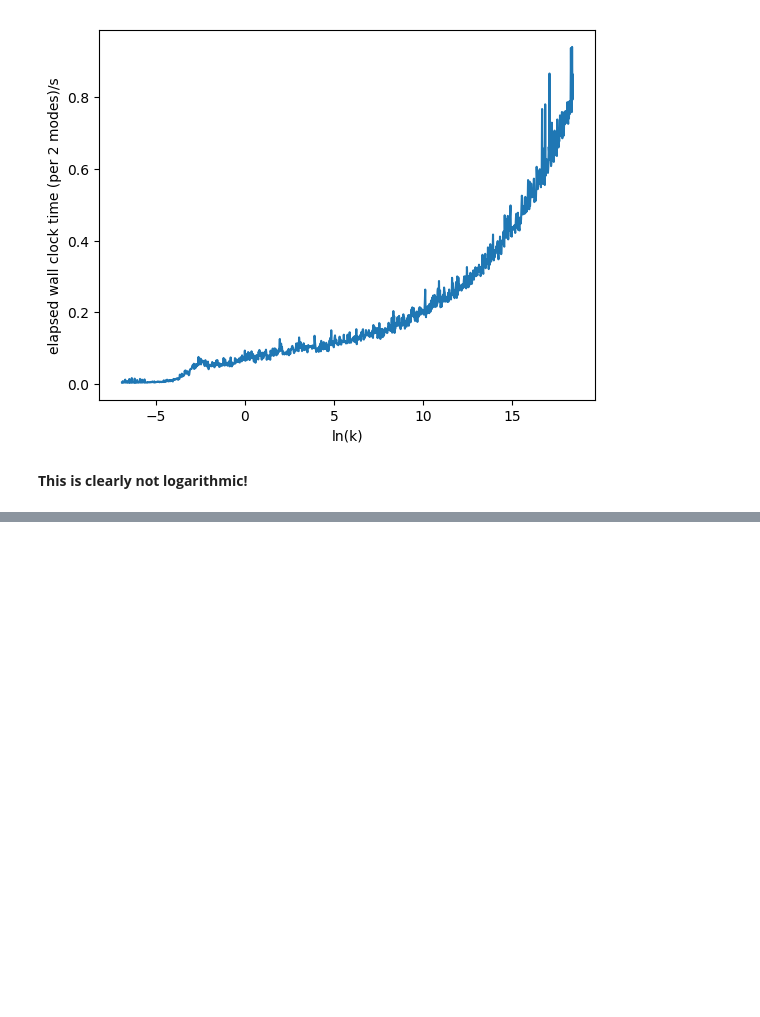
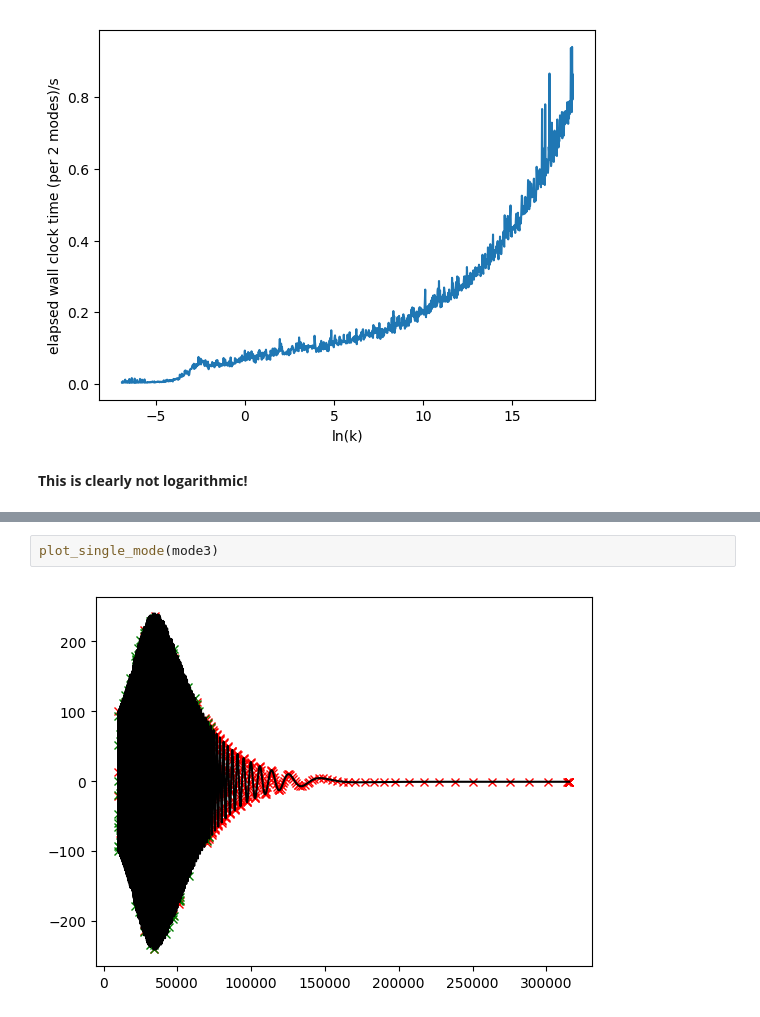
Before and after one commit to fruzsinaagocs/oscode, a Jupyter notebook: plots.ipynb, the cells around one changed output, grey strips where cells are left out. Drawn from its saved outputs; the diff is of its cells as text; blank space fills up the shorter version.

```diff
--- a/plots.ipynb
+++ b/plots.ipynb
@@ -121,0 +153,4 @@ plot_time([pps6,pps3])
+# %%
+plot_single_mode(mode3)
+# %% [output]
+[figure, added]
```
Also changed, not shown: parts of 15 cells of this notebook, 3 other files.
